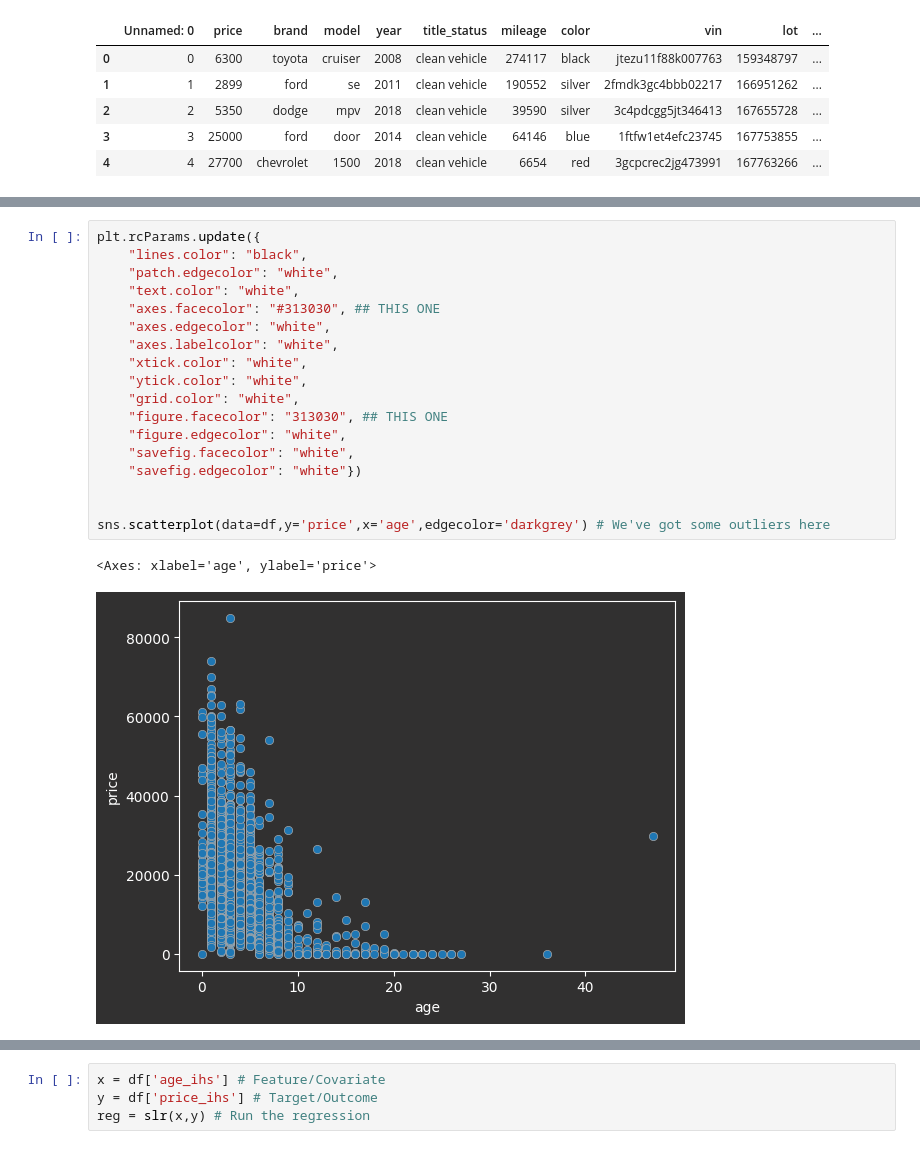
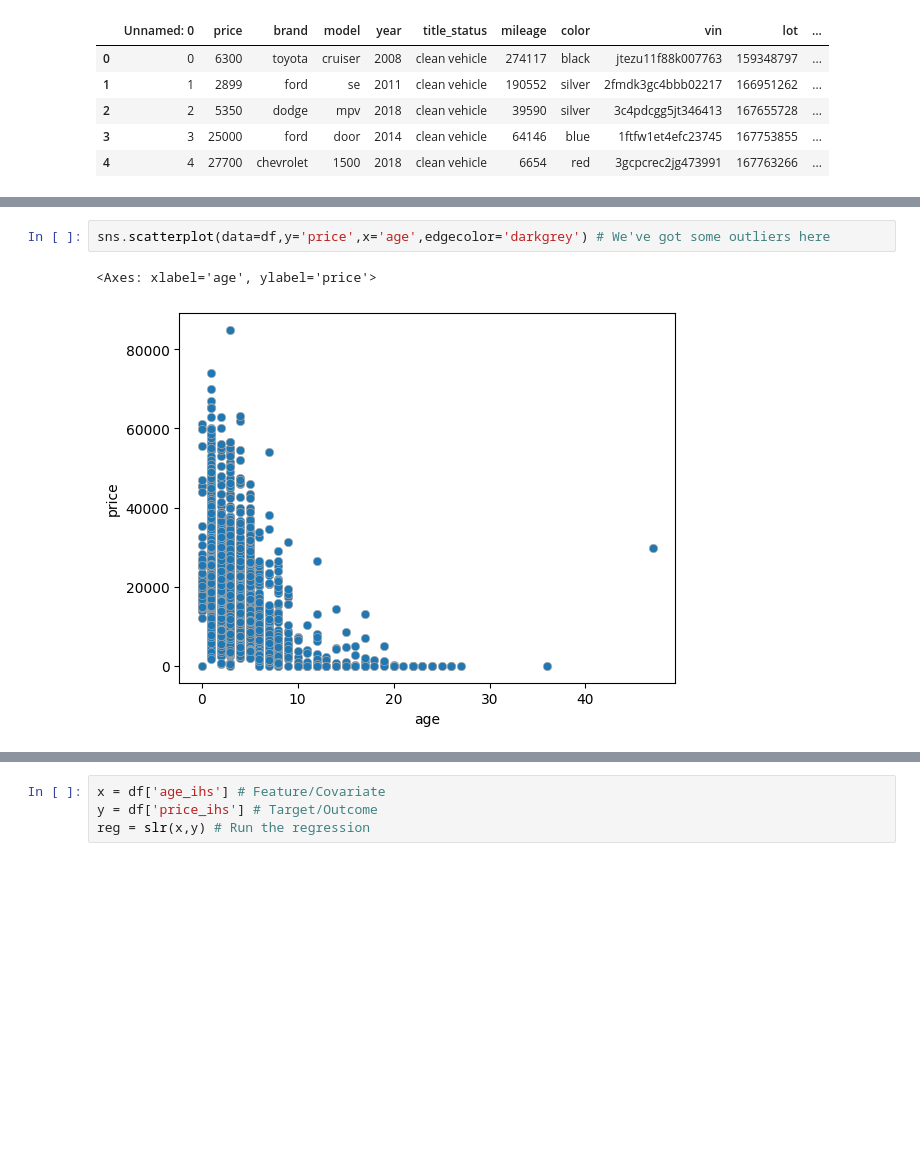
Before and after one commit to yuthimreddy/hw07_linearModels, a Jupyter notebook: linearModels.ipynb, the cells around one changed output, grey strips where cells are left out. Drawn from its saved outputs; the diff is of its cells as text; blank space fills up the shorter version.

```diff
--- a/linearModels.ipynb
+++ b/linearModels.ipynb
@@ -233,24 +233,8 @@ df['age'].hist(bins=20)
 # %%
-plt.rcParams.update({
-    "lines.color": "black",
-    "patch.edgecolor": "white",
-    "text.color": "white",
-    "axes.facecolor": "#313030", ## THIS ONE
-    "axes.edgecolor": "white",
-    "axes.labelcolor": "white",
-    "xtick.color": "white",
-    "ytick.color": "white",
-    "grid.color": "white",
-    "figure.facecolor": "313030", ## THIS ONE
-    "figure.edgecolor": "white",
-    "savefig.facecolor": "white",
-    "savefig.edgecolor": "white"})
-
-
 sns.scatterplot(data=df,y='price',x='age',edgecolor='darkgrey') # We've got some outliers here
 # %% [output]
 <Axes: xlabel='age', ylabel='price'>
-[figure, old version]
+[figure, new version]
 # %%
 # Take arcsinh transformation to rescale the variables
 df['price_ihs'] = np.arcsinh(df['price'])
```
Also changed, not shown: parts of 28 cells of this notebook.
